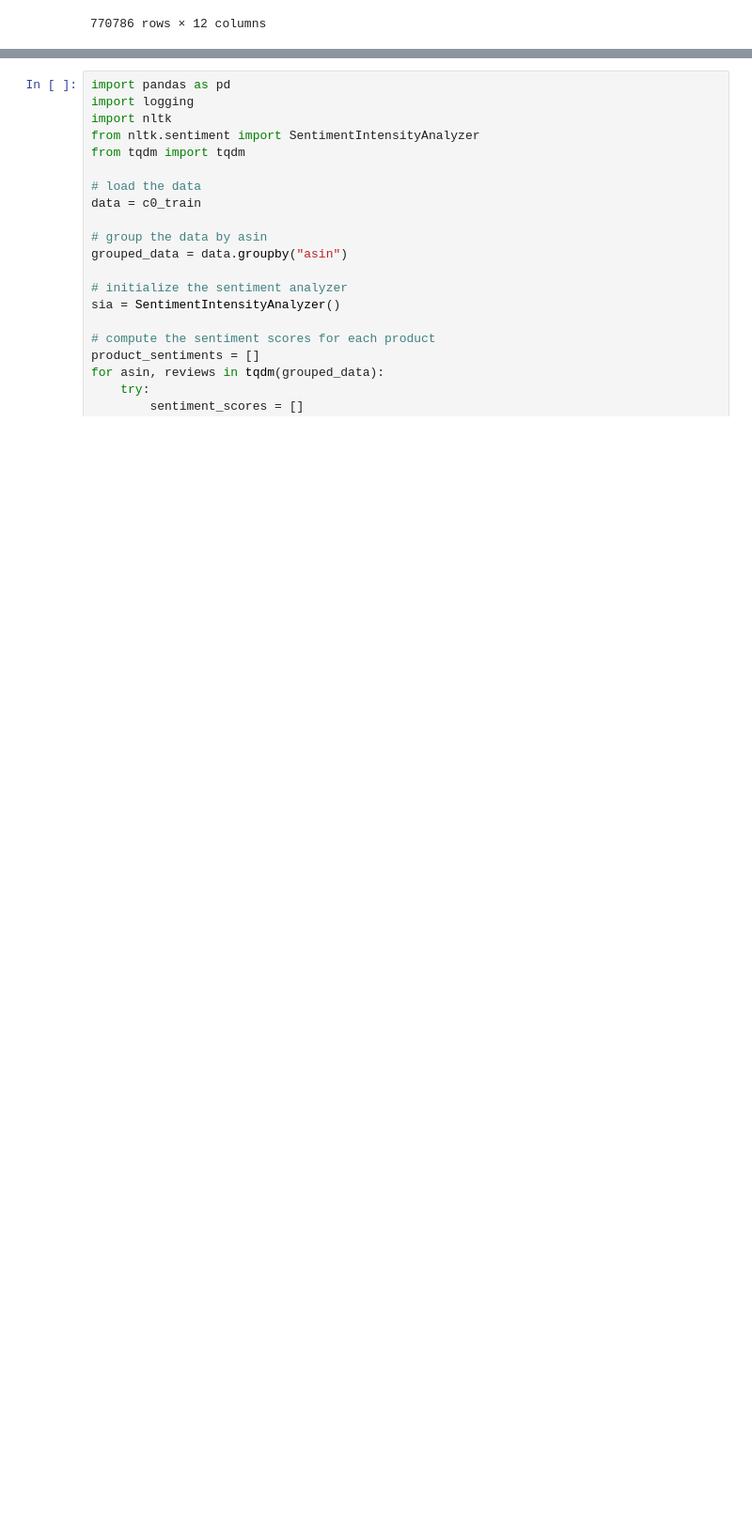
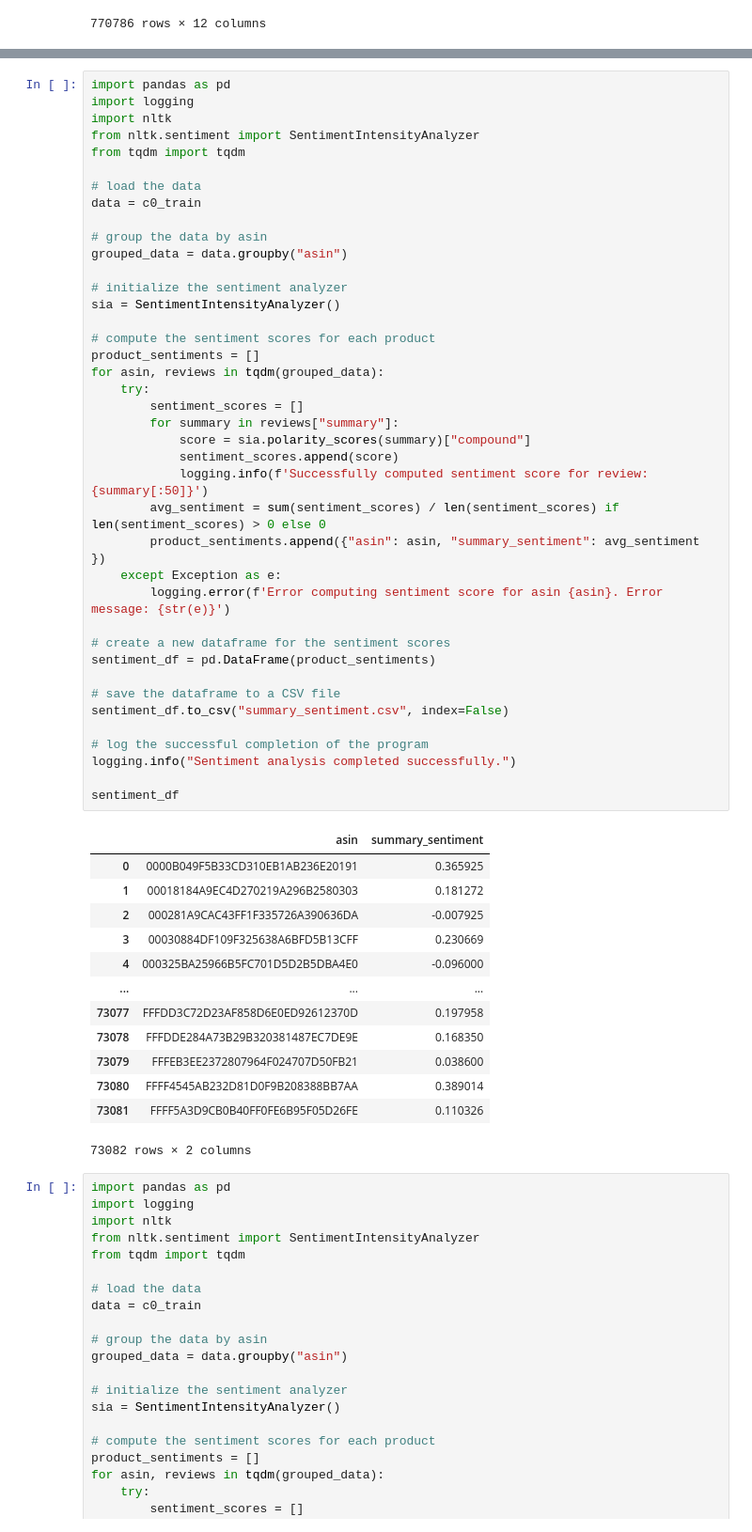
Before and after one commit to wubbalubbadu/ML-project, a Jupyter notebook: workingResults.ipynb, the cells around one changed output, grey strips where cells are left out. Shown: that part at 94% size. Drawn from its saved outputs; the diff is of its cells as text; blank space fills up the shorter version.

```diff
--- a/workingResults.ipynb
+++ b/workingResults.ipynb
@@ -91,4 +92,58 @@ nltk.download('vader_lexicon')
 True
+# %%
+import pandas as pd
+import logging
+import nltk
+from nltk.sentiment import SentimentIntensityAnalyzer
+from tqdm import tqdm
+
+# load the data
+data = c0_train
+
+# group the data by asin
+grouped_data = data.groupby("asin")
+
+# initialize the sentiment analyzer
+sia = SentimentIntensityAnalyzer()
+
+# compute the sentiment scores for each product
+product_sentiments = []
+for asin, reviews in tqdm(grouped_data):
+    try:
+        sentiment_scores = []
+        for summary in reviews["summary"]:
+            score = sia.polarity_scores(summary)["compound"]
+            sentiment_scores.append(score)
+            logging.info(f'Successfully computed sentiment score for review: {summary[:50]}')
+        avg_sentiment = sum(sentiment_scores) / len(sentiment_scores) if len(sentiment_scores) > 0 else 0
+        product_sentiments.append({"asin": asin, "summary_sentiment": avg_sentiment })
+    except Exception as e:
+        logging.error(f'Error computing sentiment score for asin {asin}. Error message: {str(e)}')
+
+# create a new dataframe for the sentiment scores
+sentiment_df = pd.DataFrame(product_sentiments)
+
+# save the dataframe to a CSV file
+sentiment_df.to_csv("summary_sentiment.csv", index=False)
+
+# log the successful completion of the program
+logging.info("Sentiment analysis completed successfully.")
+
+sentiment_df
+# %% [output]
+|  | asin | summary_sentiment |
+| 0 | 0000B049F5B33CD310EB1AB236E20191 | 0.365925 |
+| 1 | 00018184A9EC4D270219A296B2580303 | 0.181272 |
+| 2 | 000281A9CAC43FF1F335726A390636DA | -0.007925 |
+| 3 | 00030884DF109F325638A6BFD5B13CFF | 0.230669 |
+| 4 | 000325BA25966B5FC701D5D2B5DBA4E0 | -0.096000 |
+| ... | ... | ... |
+| 73077 | FFFDD3C72D23AF858D6E0ED92612370D | 0.197958 |
+| 73078 | FFFDDE284A73B29B320381487EC7DE9E | 0.168350 |
+| 73079 | FFFEB3EE2372807964F024707D50FB21 | 0.038600 |
+| 73080 | FFFF4545AB232D81D0F9B208388BB7AA | 0.389014 |
+| 73081 | FFFF5A3D9CB0B40FF0FE6B95F05D26FE | 0.110326 |
+73082 rows × 2 columns
 # %%
 import pandas as pd
 import logging
```
Also changed, not shown: parts of 8 cells of this notebook, 7 other files.
